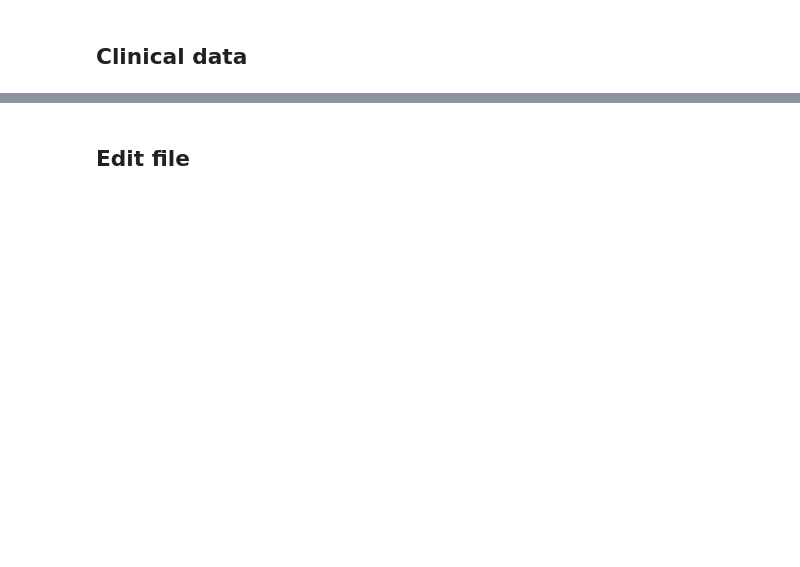
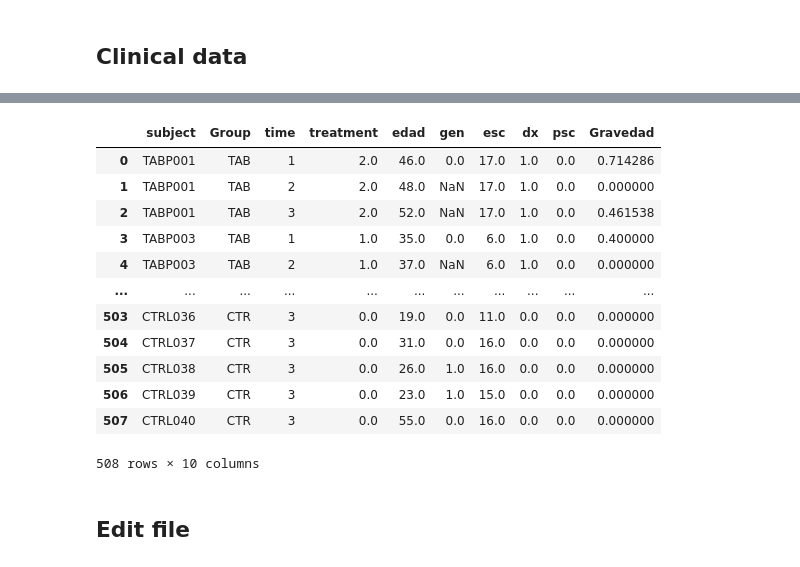
Before and after one commit to catalinabustam/prima_pls, a Jupyter notebook: pls_volume.ipynb, the cells around one changed output, grey strips where cells are left out. Drawn from its saved outputs; the diff is of its cells as text; code cells hidden in the pictures; blank space fills up the shorter version.

```diff
--- a/pls_volume.ipynb
+++ b/pls_volume.ipynb
@@ -45,3 +109,19 @@ clinical_data.rename(columns = {'id_RM':'subject'}, inplace = True)
+# %%
+clinical_data
+# %% [output]
+|  | subject | Group | time | treatment | edad | gen | esc | dx | psc | Gravedad |
+| 0 | TABP001 | TAB | 1 | 2.0 | 46.0 | 0.0 | 17.0 | 1.0 | 0.0 | 0.714286 |
+| 1 | TABP001 | TAB | 2 | 2.0 | 48.0 | NaN | 17.0 | 1.0 | 0.0 | 0.000000 |
+| 2 | TABP001 | TAB | 3 | 2.0 | 52.0 | NaN | 17.0 | 1.0 | 0.0 | 0.461538 |
+| 3 | TABP003 | TAB | 1 | 1.0 | 35.0 | 0.0 | 6.0 | 1.0 | 0.0 | 0.400000 |
+| 4 | TABP003 | TAB | 2 | 1.0 | 37.0 | NaN | 6.0 | 1.0 | 0.0 | 0.000000 |
+| ... | ... | ... | ... | ... | ... | ... | ... | ... | ... | ... |
+| 503 | CTRL036 | CTR | 3 | 0.0 | 19.0 | 0.0 | 11.0 | 0.0 | 0.0 | 0.000000 |
+| 504 | CTRL037 | CTR | 3 | 0.0 | 31.0 | 0.0 | 16.0 | 0.0 | 0.0 | 0.000000 |
+| 505 | CTRL038 | CTR | 3 | 0.0 | 26.0 | 1.0 | 16.0 | 0.0 | 0.0 | 0.000000 |
+| 506 | CTRL039 | CTR | 3 | 0.0 | 23.0 | 1.0 | 15.0 | 0.0 | 0.0 | 0.000000 |
+| 507 | CTRL040 | CTR | 3 | 0.0 | 55.0 | 0.0 | 16.0 | 0.0 | 0.0 | 0.000000 |
+508 rows × 10 columns
 # %% [markdown]
 ## Edit file
 # %%
```
Also changed, not shown: parts of 81 cells of this notebook, 8 other files.
